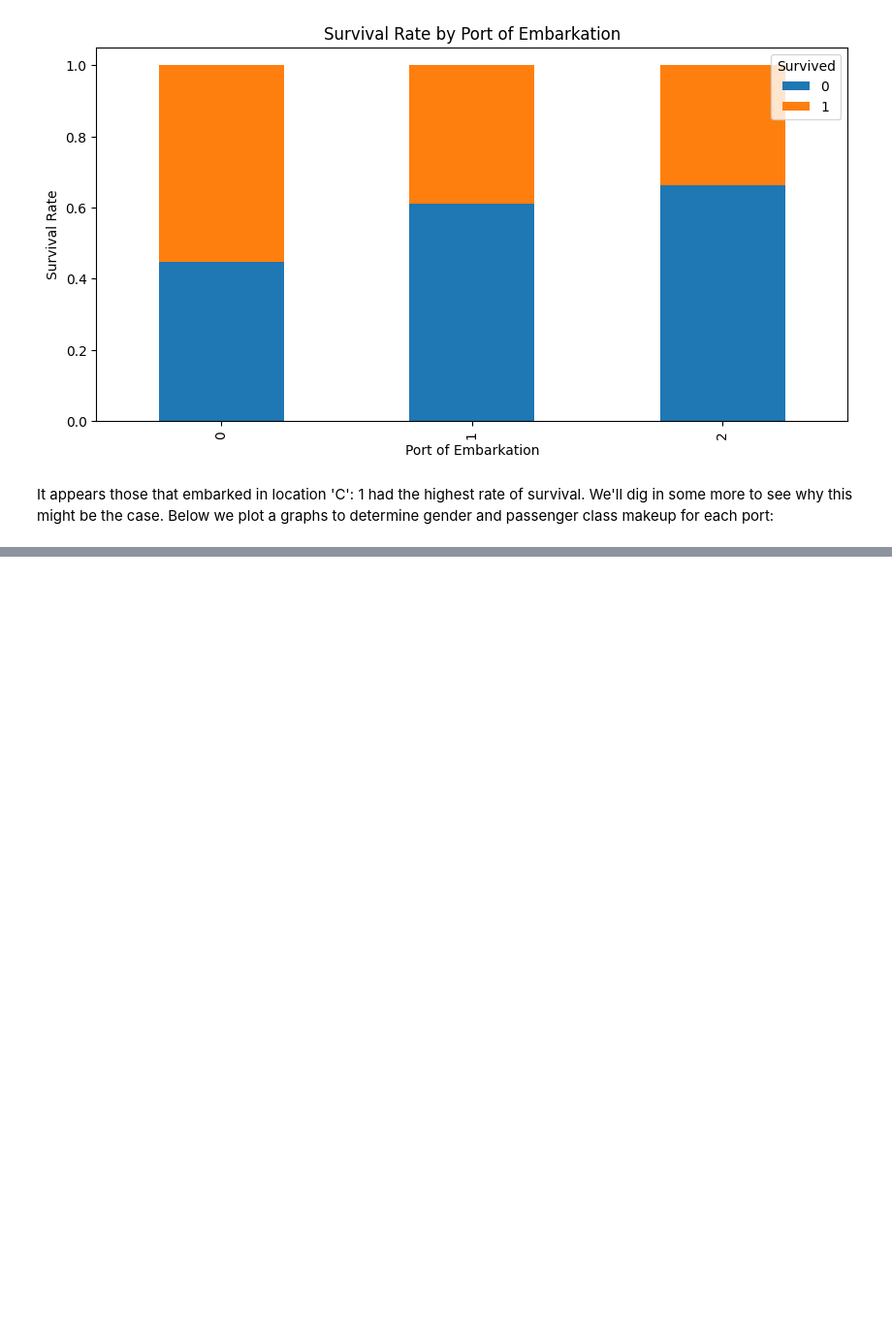
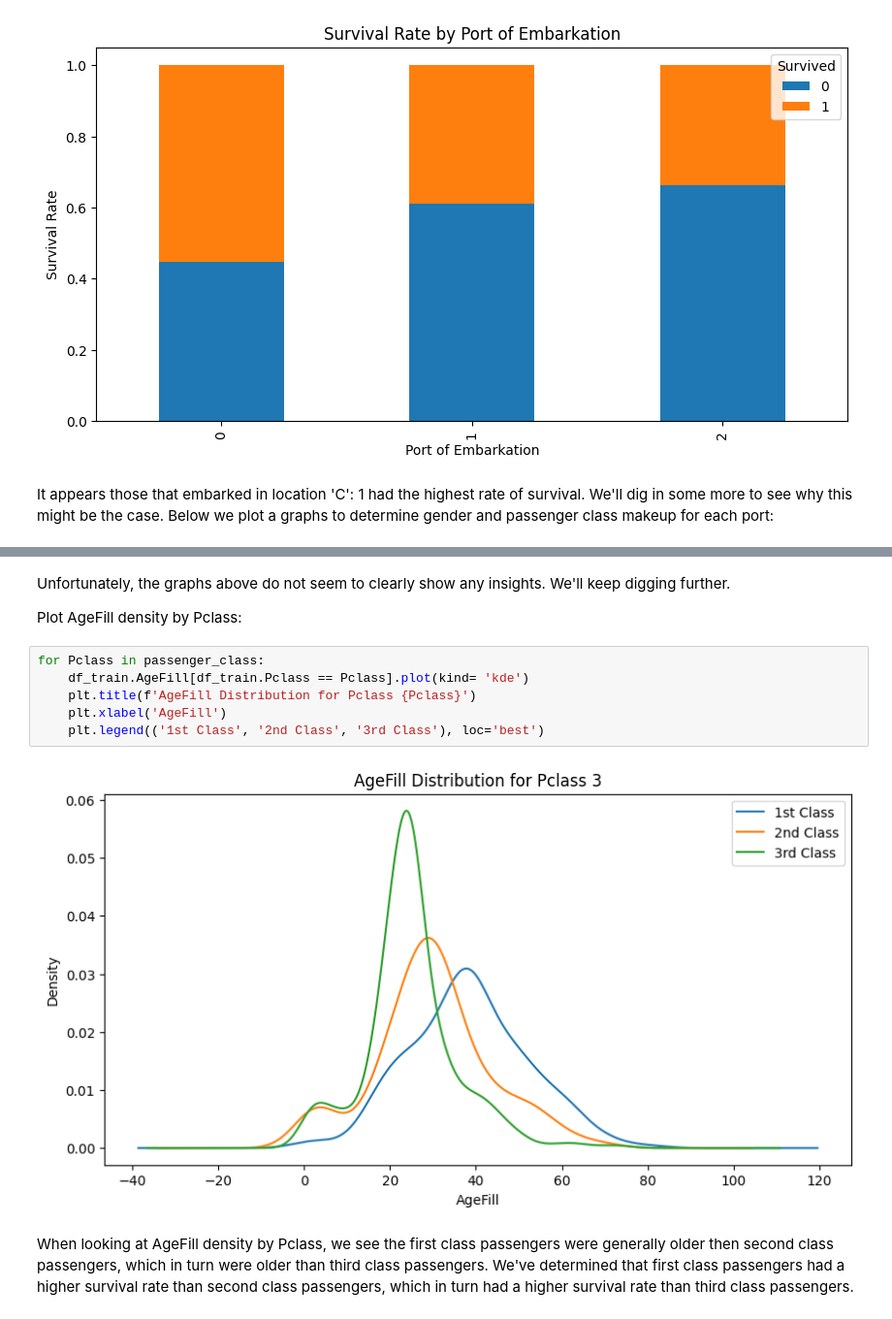
Before and after one commit to Brayanbrayan/Titanic, a Jupyter notebook: titanic.ipynb, the cells around one changed output, grey strips where cells are left out. Shown at 97% size. Drawn from its saved outputs; the diff is of its cells as text; blank space fills up the shorter version.

```diff
--- a/titanic.ipynb
+++ b/titanic.ipynb
@@ -368,0 +446,14 @@ It appears those that embarked in location 'C': 1 had the highest rate of surviv
+# %% [markdown]
+Unfortunately, the graphs above do not seem to clearly show any insights. We'll keep digging further.
+
+Plot AgeFill density by Pclass:
+# %%
+for Pclass in passenger_class:
+    df_train.AgeFill[df_train.Pclass == Pclass].plot(kind= 'kde')
+    plt.title(f'AgeFill Distribution for Pclass {Pclass}')
+    plt.xlabel('AgeFill')
+    plt.legend(('1st Class', '2nd Class', '3rd Class'), loc='best')
+# %% [output]
+[figure, added]
+# %% [markdown]
+When looking at AgeFill density by Pclass, we see the first class passengers were generally older then second class passengers, which in turn were older than third class passengers. We've determined that first class passengers had a higher survival rate than second class passengers, which in turn had a higher survival rate than third class passengers.
```
Also changed, not shown: parts of 10 cells of this notebook.
